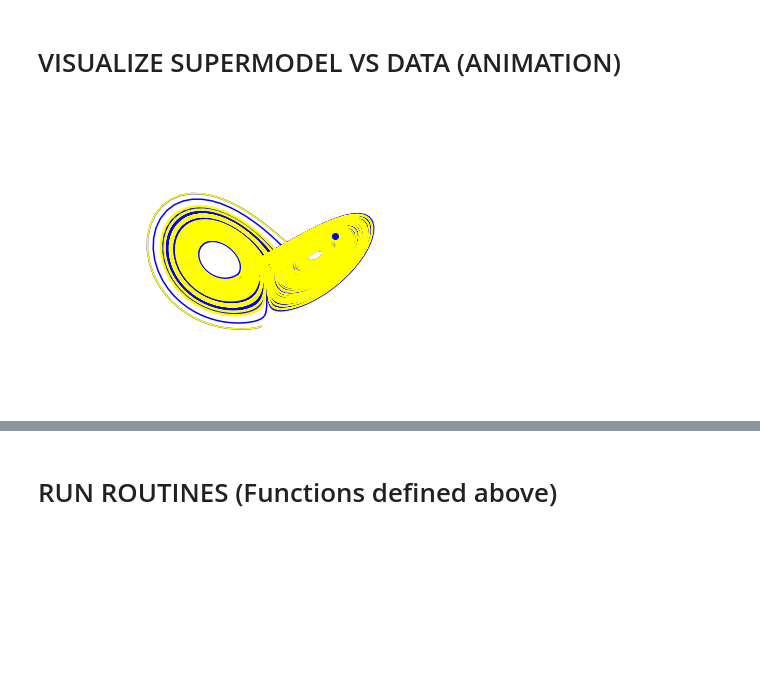
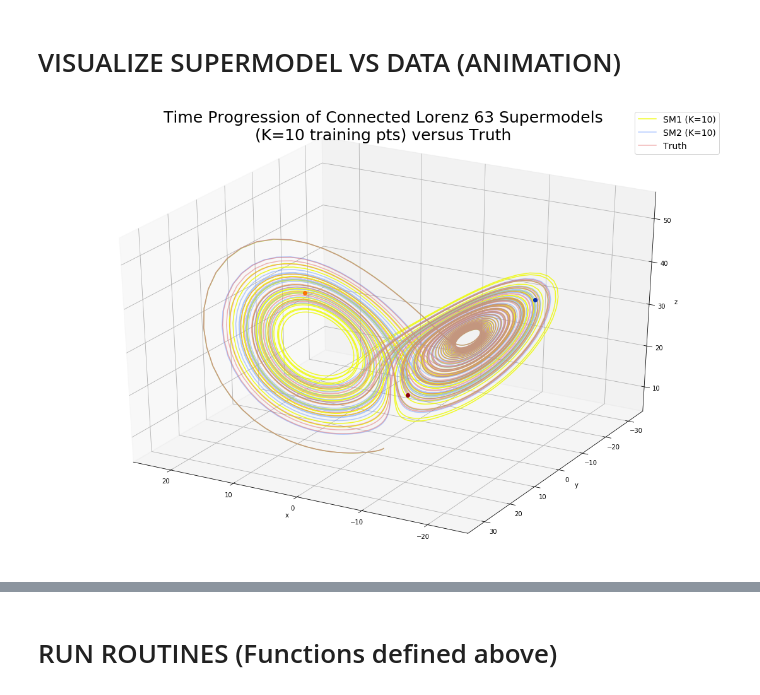
Before and after one commit to alexstoken/math485supermodels, a Jupyter notebook: find_min_C.ipynb, the cells around one changed output, grey strips where cells are left out. Cells and saved outputs as stored; diff of their text form; code cells hidden in the pictures; blank space fills up the shorter version.

```diff
--- a/find_min_C.ipynb
+++ b/find_min_C.ipynb
@@ -31,15 +32,16 @@ def load_lorentz_data(fname):
     """
     loads data from xlsx file, returns np.array()
     """
-    data = pd.read_excel(fname, names=['x','y','z'])
+    data = pd.read_excel(fname, names=['x','y','z'], header = None)
     return np.array(data)
 x_o = load_lorentz_data('TrueValues_SuperModel.xlsx')
 
-C_headers = ['F','cx12', 'cx13', 'cx23', 'cx21', 'cx31', 'cx32','cy12', 'cy13', 'cy23', 'cy21', 'cy31', 'cy32', 'cz12', 'cz13', 'cz23', 'cz21', 'cz31', 'cz32']
+
 def get_lastest_C(fname):
     """
     returns last C vect from input file
     """
+    C_headers = ['F','cx12', 'cx13', 'cx23', 'cx21', 'cx31', 'cx32','cy12', 'cy13', 'cy23', 'cy21', 'cy31', 'cy32', 'cz12', 'cz13', 'cz23', 'cz21', 'cz31', 'cz32']
     F_C_df = pd.read_csv(fname, header = None,index_col = False, names = C_headers)
     return np.array(F_C_df.iloc[-1])[1:]
 # %%
@@ -216,29 +218,44 @@ import matplotlib.animation as animation
 import mpl_toolkits.mplot3d.axes3d as p3
 %matplotlib inline
 
-mp4name = 'test'
+mp4name = 'sm1_sm2_truthk10'
 
 C_opt = get_lastest_C('F_list_2019-02-28_10:02:58.csv')
+C_opt2 = get_lastest_C('F_list_2019-03-16_22:02:39.csv')
+
+C_init = np.zeros(18)
 t = np.arange(0,1000,0.01)
 x_init = [x_o[0,i] for i in range(3) for i in range(3)]
 model_C_opt = integrate.odeint(conn_lorentz, x_init, t, args=(C_opt,[13.25,7,6.5], [19,18,38],[3.5, 3.7, 1.7]))
+model_C_opt2 = integrate.odeint(conn_lorentz, x_init, t, args=(C_opt2,[13.25,7,6.5], [19,18,38],[3.5, 3.7, 1.7]))
 truth = integrate.odeint(conn_lorentz, x_init, t, args=(C_init,[10,10,10], [28,28,28],[8/3, 8/3, 8/3]))
 data = truth[:, 0:3]
 x_s = supermodel(model_C_opt)
+x_s2 = supermodel(model_C_opt2)
 
-fig = plt.figure()
+fig = plt.figure(figsize=(15,10))
 ax = fig.add_axes([0, 0, 1, 1], projection='3d')
-ax.axis('off')
+ax.axis('tight')
+
+"""
+colors = ['xkcd:azure','xkcd:wheat']
+c_pts = ['navy', 'orange']
+"""
+colors = [(238/255, 251/255, 3/255, 0.85),(117/255, 160/255, 255/255, 0.54), (224/255, 91/255, 91/255, 0.45)]
+c_pts =['xkcd:orange',(6/255, 49/255, 166/255,1), 'xkcd:crimson']
+
+labels = ['SM1 (K=10)', 'SM2 (K=10)', 'Truth']
 
 
-colors = ['blue','yellow']
+#(189/255, 153/255, 8/255,1)
 
-lines = sum([ax.plot([], [], [], '-', c=c)
-         for c in colors], [])
+lines = sum([ax.plot([], [], [], '-', c=c, label = l)
+         for c,l in zip(colors, labels)], [])
 pts = sum([ax.plot([], [], [], 'o', c=c)
-       for c in colors], [])
+       for c in c_pts], [])
 
-x_t = np.asarray([x_s, data])
+x_t = np.asarray([x_s, x_s2, data])
+
 
 ax.set_xlim((-25, 25))
 ax.set_ylim((-35, 35))
@@ -246,38 +263,41 @@ ax.set_zlim((5, 55))
 ax.set_xlabel("x")
 ax.set_ylabel("y")
 ax.set_zlabel("z")
+ax.legend(fontsize = 14)
+ax.set_title("""Time Progression of Connected Lorenz 63 Supermodels
+(K=10 training pts) versus Truth""", fontsize= 25)
 n=200
 
 
 
 def init():
     for line, pt in zip(lines, pts):
         line.set_data([], [])
         line.set_3d_properties([])
 
         pt.set_data([], [])
         pt.set_3d_properties([])
     return lines + pts
 
 def animate(i):
     i = (2 * i) % x_t.shape[1]
 
     for line, pt, xi in zip(lines, pts, x_t):
         x, y, z = xi[:i].T
         line.set_data(x, y)
         line.set_3d_properties(z)
 
         pt.set_data(x[-1:], y[-1:])
         pt.set_3d_properties(z[-1:])
 
     ax.view_init(30, 0.3 * i)
     fig.canvas.draw()
     return lines + pts
 
 ani = animation.FuncAnimation(fig, animate, init_func=init,
-                           frames=5000, interval=30, blit=True)
+                           frames=2000, interval=30, blit=True)
 
 ani.save(mp4name+ '.mp4', writer = 'ffmpeg' )
 # %% [output]
-[figure, old version]
+[figure, new version]
 # %%
```
Also changed, not shown: parts of 5 cells of this notebook, 10 other files.
